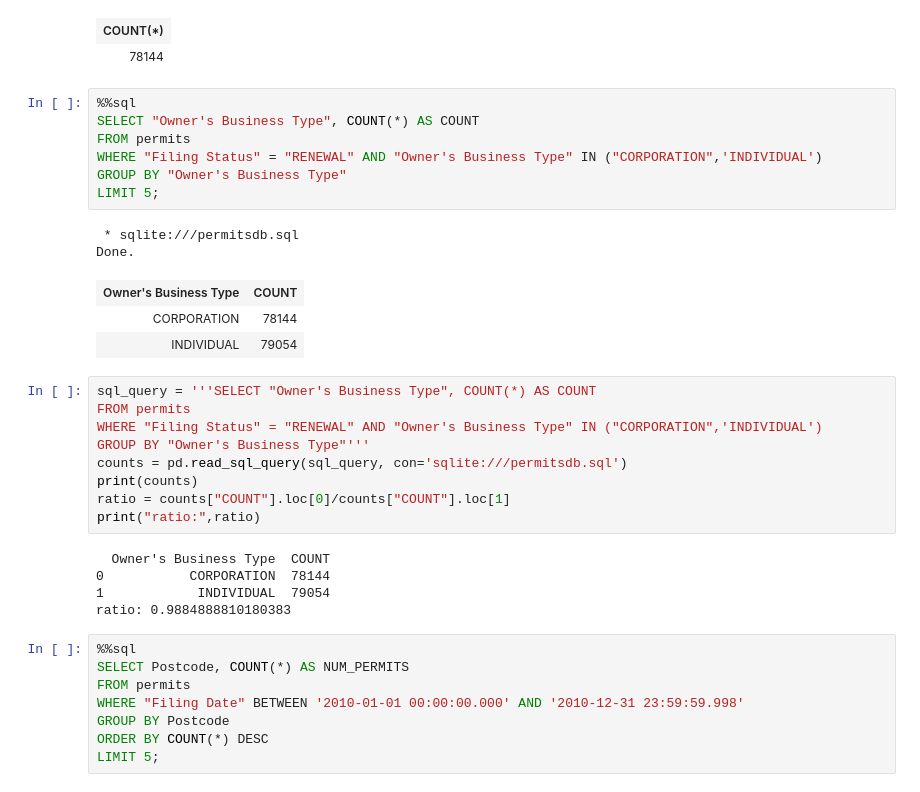
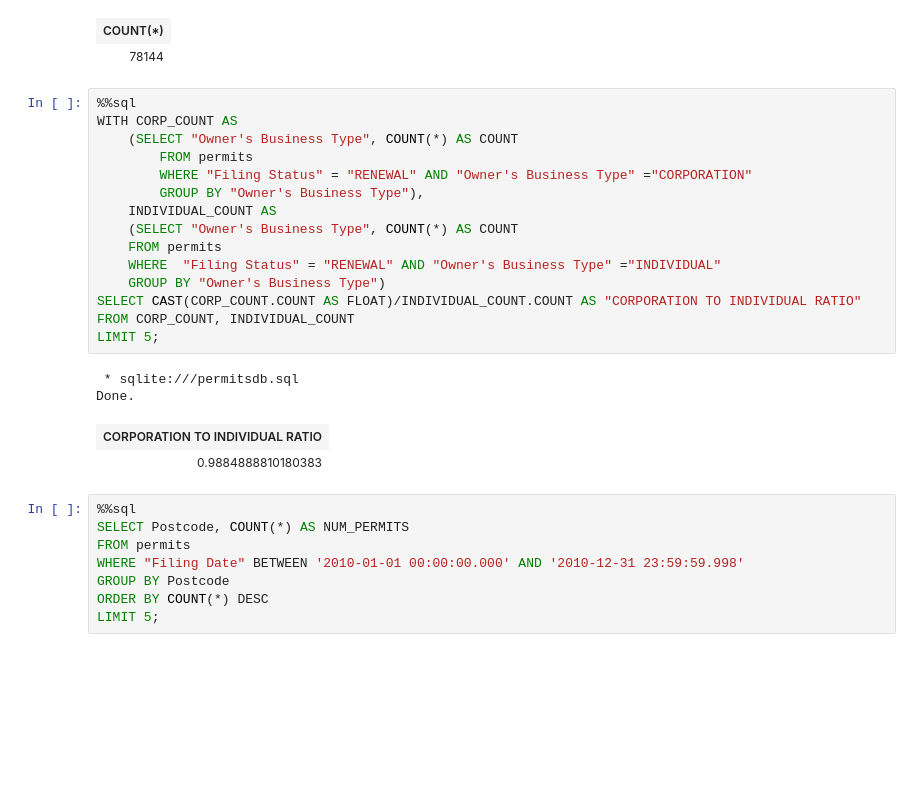
Before and after one commit to dray89/SQL, a Jupyter notebook: Proj_DataAnalysis_In_SQLlite.ipynb, the cells around one changed output. Cells and saved outputs as stored; diff of their text form; blank space fills up the shorter version.

```diff
--- a/Proj_DataAnalysis_In_SQLlite.ipynb
+++ b/Proj_DataAnalysis_In_SQLlite.ipynb
@@ -146,31 +146,24 @@ Done.
 | 78144 |
 # %%
 %%sql
-SELECT "Owner's Business Type", COUNT(*) AS COUNT
-FROM permits
-WHERE "Filing Status" = "RENEWAL" AND "Owner's Business Type" IN ("CORPORATION",'INDIVIDUAL')
-GROUP BY "Owner's Business Type"
+WITH CORP_COUNT AS
+    (SELECT "Owner's Business Type", COUNT(*) AS COUNT
+        FROM permits
+        WHERE "Filing Status" = "RENEWAL" AND "Owner's Business Type" ="CORPORATION"
+        GROUP BY "Owner's Business Type"),
+    INDIVIDUAL_COUNT AS
+    (SELECT "Owner's Business Type", COUNT(*) AS COUNT
+    FROM permits
+    WHERE  "Filing Status" = "RENEWAL" AND "Owner's Business Type" ="INDIVIDUAL"
+    GROUP BY "Owner's Business Type")
+SELECT CAST(CORP_COUNT.COUNT AS FLOAT)/INDIVIDUAL_COUNT.COUNT AS "CORPORATION TO INDIVIDUAL RATIO"
+FROM CORP_COUNT, INDIVIDUAL_COUNT
 LIMIT 5;
 # %% [output]
  * sqlite:///permitsdb.sql
 Done.
-| Owner's Business Type | COUNT |
-| CORPORATION | 78144 |
-| INDIVIDUAL | 79054 |
+| CORPORATION TO INDIVIDUAL RATIO |
+| 0.9884888810180383 |
-# %%
-sql_query = '''SELECT "Owner's Business Type", COUNT(*) AS COUNT
-FROM permits
-WHERE "Filing Status" = "RENEWAL" AND "Owner's Business Type" IN ("CORPORATION",'INDIVIDUAL')
-GROUP BY "Owner's Business Type"'''
-counts = pd.read_sql_query(sql_query, con='sqlite:///permitsdb.sql')
-print(counts)
-ratio = counts["COUNT"].loc[0]/counts["COUNT"].loc[1]
-print("ratio:",ratio)
-# %% [output]
-  Owner's Business Type  COUNT
-0           CORPORATION  78144
-1            INDIVIDUAL  79054
-ratio: 0.9884888810180383
 # %%
 %%sql
 SELECT Postcode, COUNT(*) AS NUM_PERMITS
```
Also changed, not shown: parts of 4 cells of this notebook.
